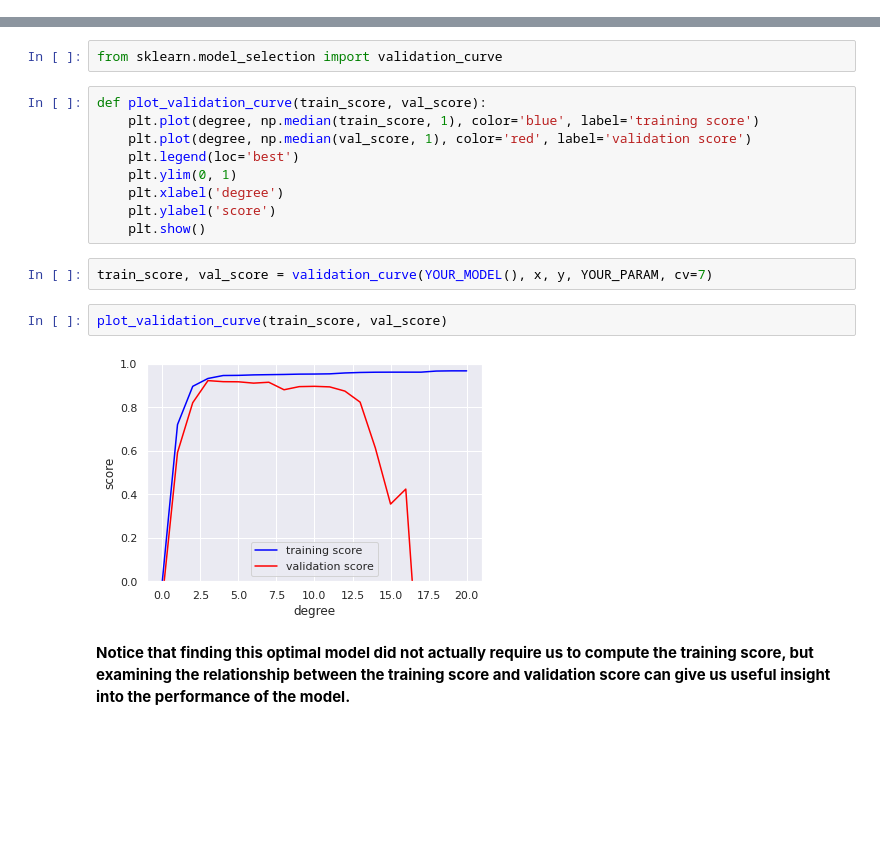
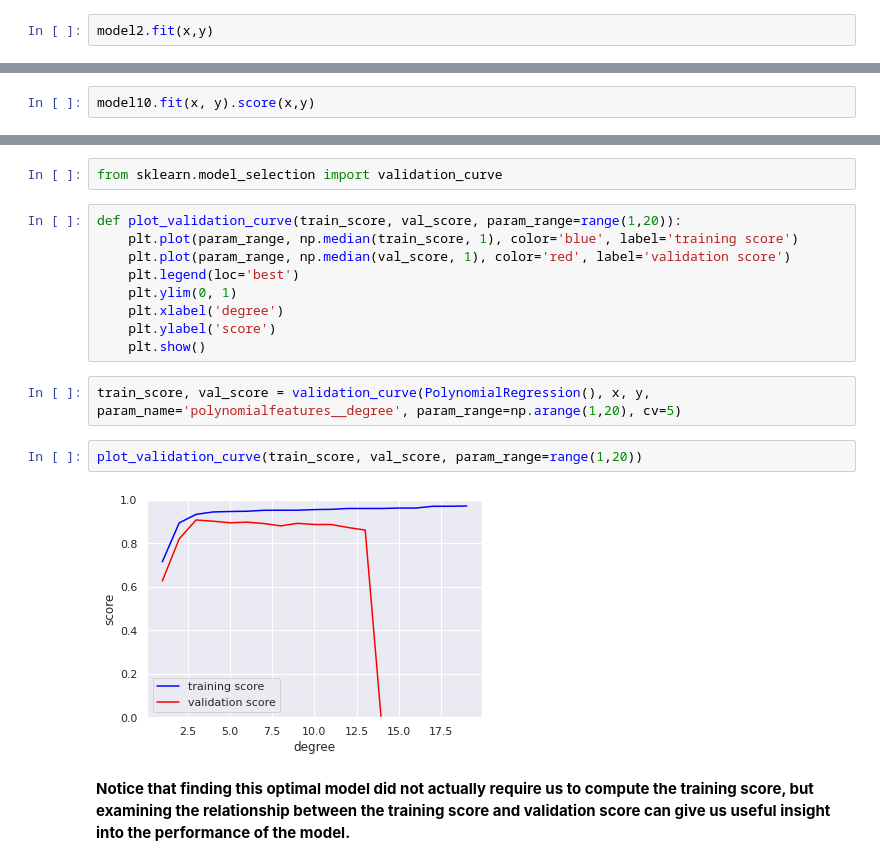
Before and after one commit to ironhack-bcn-data-pt/notebooks, a Jupyter notebook: 19.1.1.Validation_curves.ipynb, the cells around one changed output, grey strips where cells are left out. Saved outputs shown, nothing was run; the diff lists cells and outputs as text; blank space fills up the shorter version.

```diff
--- a/19.1.1.Validation_curves.ipynb
+++ b/19.1.1.Validation_curves.ipynb
@@ -32,0 +60,2 @@ from sklearn.pipeline import make_pipeline
+# %%
+model2.fit(x,y)
@@ -32,0 +86,2 @@ from sklearn.pipeline import make_pipeline
+# %%
+model10.fit(x, y).score(x,y)
@@ -37,20 +108,20 @@ from sklearn.pipeline import make_pipeline
 # %%
 from sklearn.model_selection import validation_curve
 # %%
-def plot_validation_curve(train_score, val_score):
-    plt.plot(degree, np.median(train_score, 1), color='blue', label='training score')
-    plt.plot(degree, np.median(val_score, 1), color='red', label='validation score')
+def plot_validation_curve(train_score, val_score, param_range=range(1,20)):
+    plt.plot(param_range, np.median(train_score, 1), color='blue', label='training score')
+    plt.plot(param_range, np.median(val_score, 1), color='red', label='validation score')
     plt.legend(loc='best')
     plt.ylim(0, 1)
     plt.xlabel('degree')
     plt.ylabel('score')
     plt.show()
 # %%
-train_score, val_score = validation_curve(YOUR_MODEL(), x, y, YOUR_PARAM, cv=7)
+train_score, val_score = validation_curve(PolynomialRegression(), x, y, param_name='polynomialfeatures__degree', param_range=np.arange(1,20), cv=5)
 # %%
-plot_validation_curve(train_score, val_score)
+plot_validation_curve(train_score, val_score, param_range=range(1,20))
 # %% [output]
-[figure, old version]
+[figure, new version]
 # %% [markdown]
 **Notice that finding this optimal model did not actually require us to compute the training score, but examining the relationship between the training score and validation score can give us useful insight into the performance of the model.**
 # %% [markdown]
```
Also changed, not shown: parts of 28 cells of this notebook.
